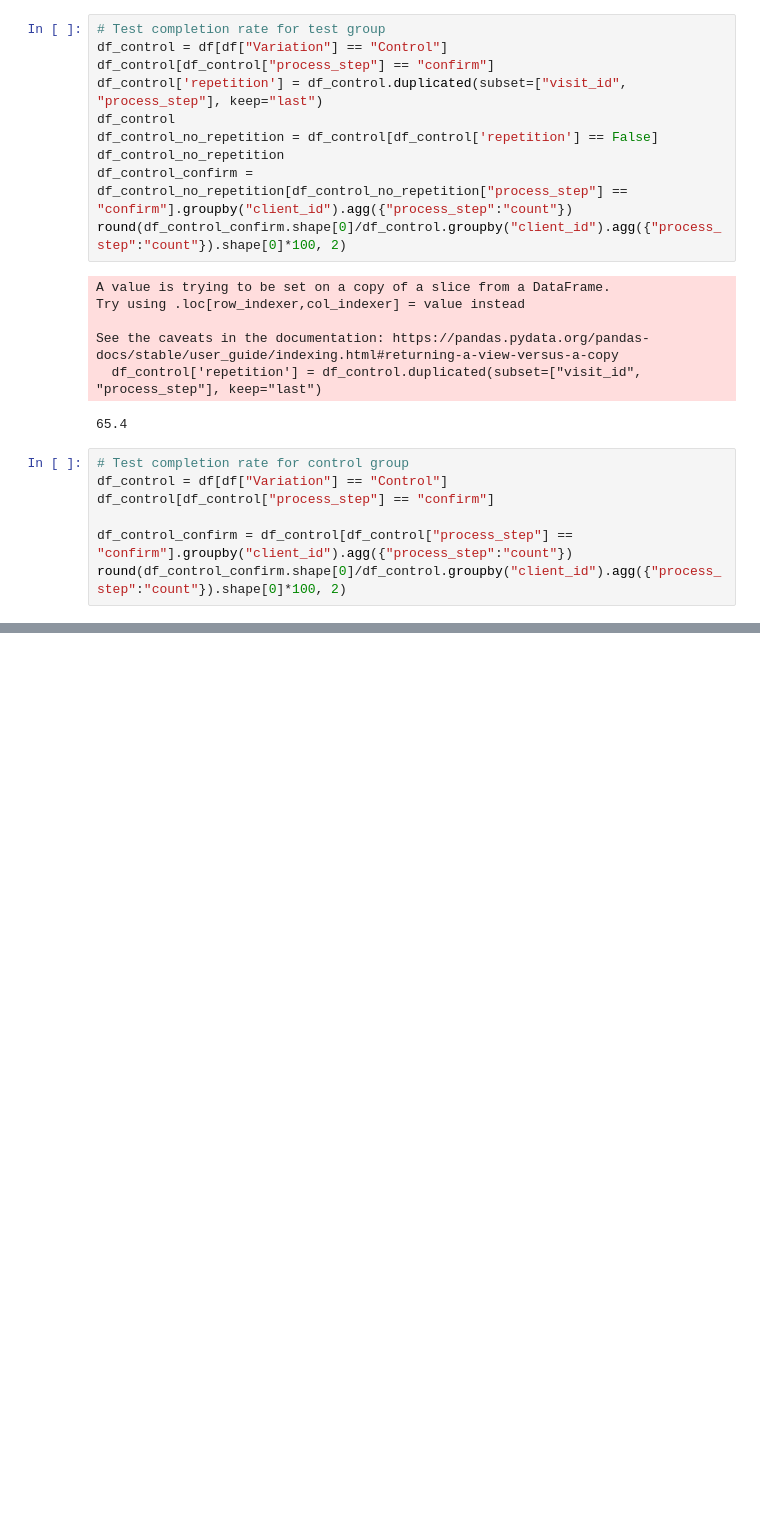
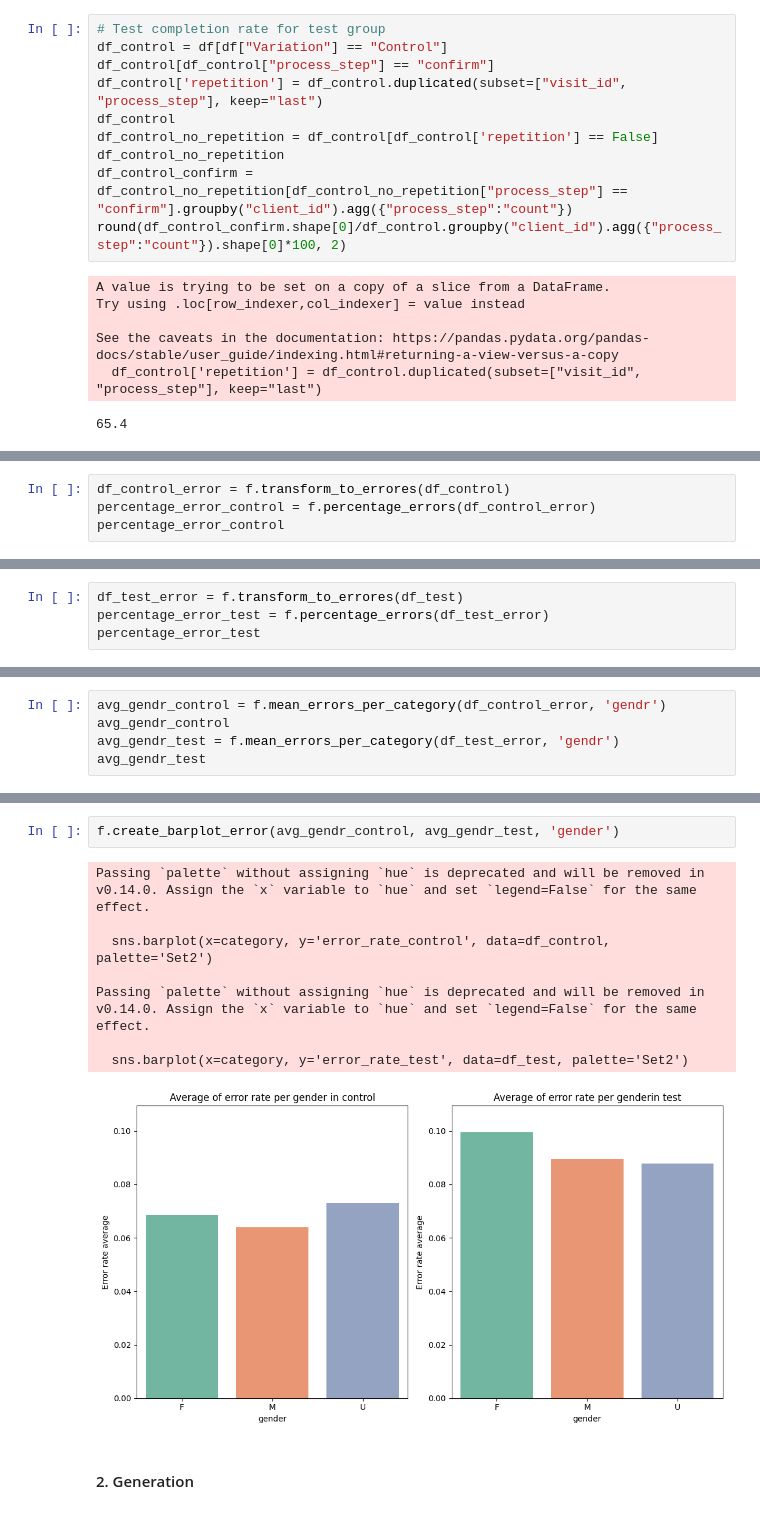
Before and after one commit to cemanzanoc/Project2, a Jupyter notebook: analysis.ipynb, the cells around one changed output, grey strips where cells are left out. Cells and saved outputs as stored; diff of their text form; blank space fills up the shorter version.

```diff
--- a/analysis.ipynb
+++ b/analysis.ipynb
@@ -403,10 +423,3 @@ Try using .loc[row_indexer,col_indexer] = value instead
 See the caveats in the documentation: https://pandas.pydata.org/pandas-docs/stable/user_guide/indexing.html#returning-a-view-versus-a-copy
   df_control['repetition'] = df_control.duplicated(subset=["visit_id", "process_step"], keep="last")
 65.4
-# %%
-# Test completion rate for control group
-df_control = df[df["Variation"] == "Control"]
-df_control[df_control["process_step"] == "confirm"]
-
-df_control_confirm = df_control[df_control["process_step"] == "confirm"].groupby("client_id").agg({"process_step":"count"})
-round(df_control_confirm.shape[0]/df_control.groupby("client_id").agg({"process_step":"count"}).shape[0]*100, 2)
@@ -414,0 +599,4 @@ round(df_control_confirm.shape[0]/df_control.groupby("client_id").agg({"process_
+# %%
+df_control_error = f.transform_to_errores(df_control)
+percentage_error_control = f.percentage_errors(df_control_error)
+percentage_error_control
@@ -414,0 +611,4 @@ round(df_control_confirm.shape[0]/df_control.groupby("client_id").agg({"process_
+# %%
+df_test_error = f.transform_to_errores(df_test)
+percentage_error_test = f.percentage_errors(df_test_error)
+percentage_error_test
@@ -414,0 +635,5 @@ round(df_control_confirm.shape[0]/df_control.groupby("client_id").agg({"process_
+# %%
+avg_gendr_control = f.mean_errors_per_category(df_control_error, 'gendr')
+avg_gendr_control
+avg_gendr_test = f.mean_errors_per_category(df_test_error, 'gendr')
+avg_gendr_test
@@ -414,0 +656,13 @@ round(df_control_confirm.shape[0]/df_control.groupby("client_id").agg({"process_
+# %%
+f.create_barplot_error(avg_gendr_control, avg_gendr_test, 'gender')
+# %% [output]
+Passing `palette` without assigning `hue` is deprecated and will be removed in v0.14.0. Assign the `x` variable to `hue` and set `legend=False` for the same effect.
+
+  sns.barplot(x=category, y='error_rate_control', data=df_control, palette='Set2')
+
+Passing `palette` without assigning `hue` is deprecated and will be removed in v0.14.0. Assign the `x` variable to `hue` and set `legend=False` for the same effect.
+
+  sns.barplot(x=category, y='error_rate_test', data=df_test, palette='Set2')
+[figure, added]
+# %% [markdown]
+#### 2. Generation
```
Also changed, not shown: parts of 36 cells of this notebook, 2 other files.
